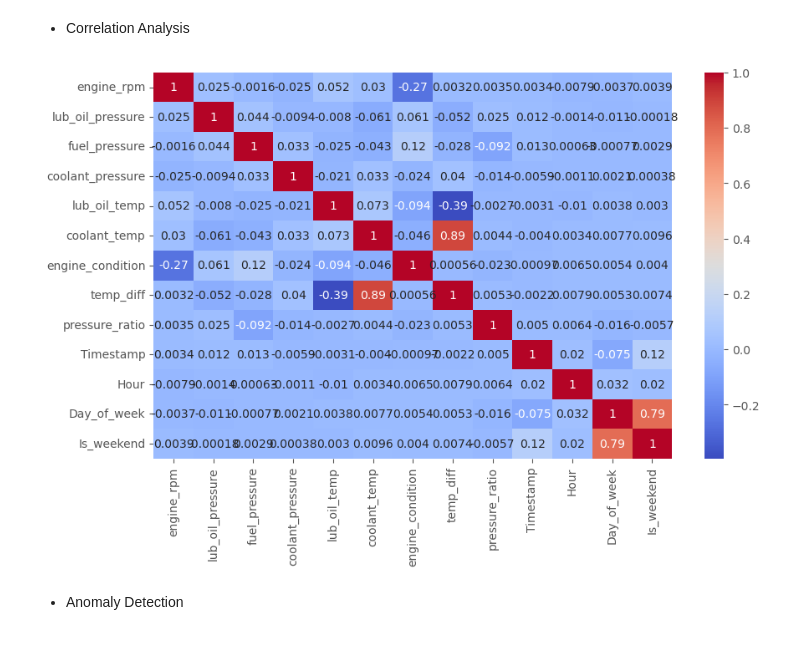
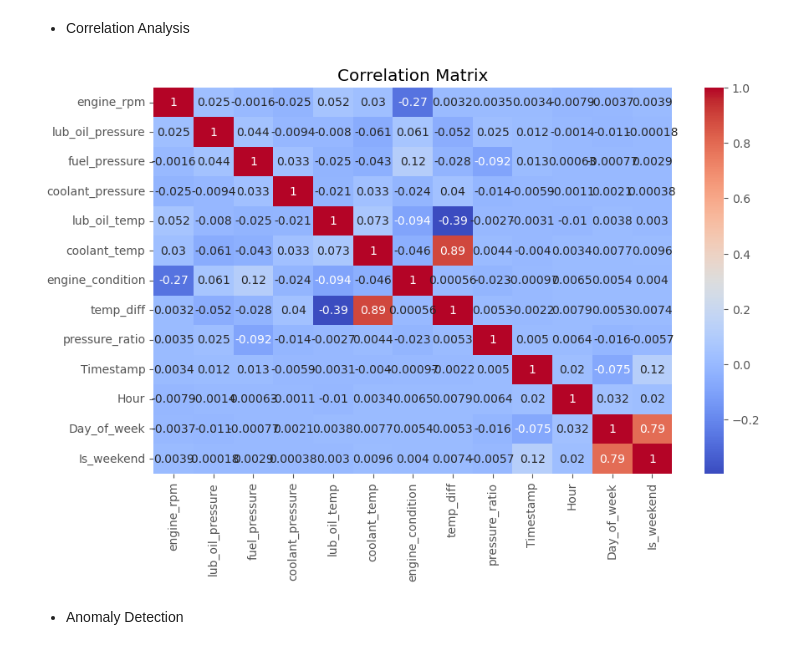
Before and after one commit to Okwy009/Automotive_Vehicles_Engine, a Jupyter notebook: Project/2_EDA_Intro.ipynb, the cells around one changed output. Drawn from its saved outputs; the diff is of its cells as text; code cells hidden in the pictures.

```diff
--- a/Project/2_EDA_Intro.ipynb
+++ b/Project/2_EDA_Intro.ipynb
@@ -82,10 +82,11 @@ plt.show()
 # %%
 # Heatmap of correlations
 plt.figure(figsize=(10,6))
 sns.heatmap(engine_data.corr(), annot=True, cmap="coolwarm")
+plt.title('Correlation Matrix')
 plt.show()
 # %% [output]
-[figure, old version]
+[figure, new version]
 # %% [markdown]
 - Anomaly Detection
 # %%
```
Also changed, not shown: parts of 2 cells of this notebook, 5 other files.
